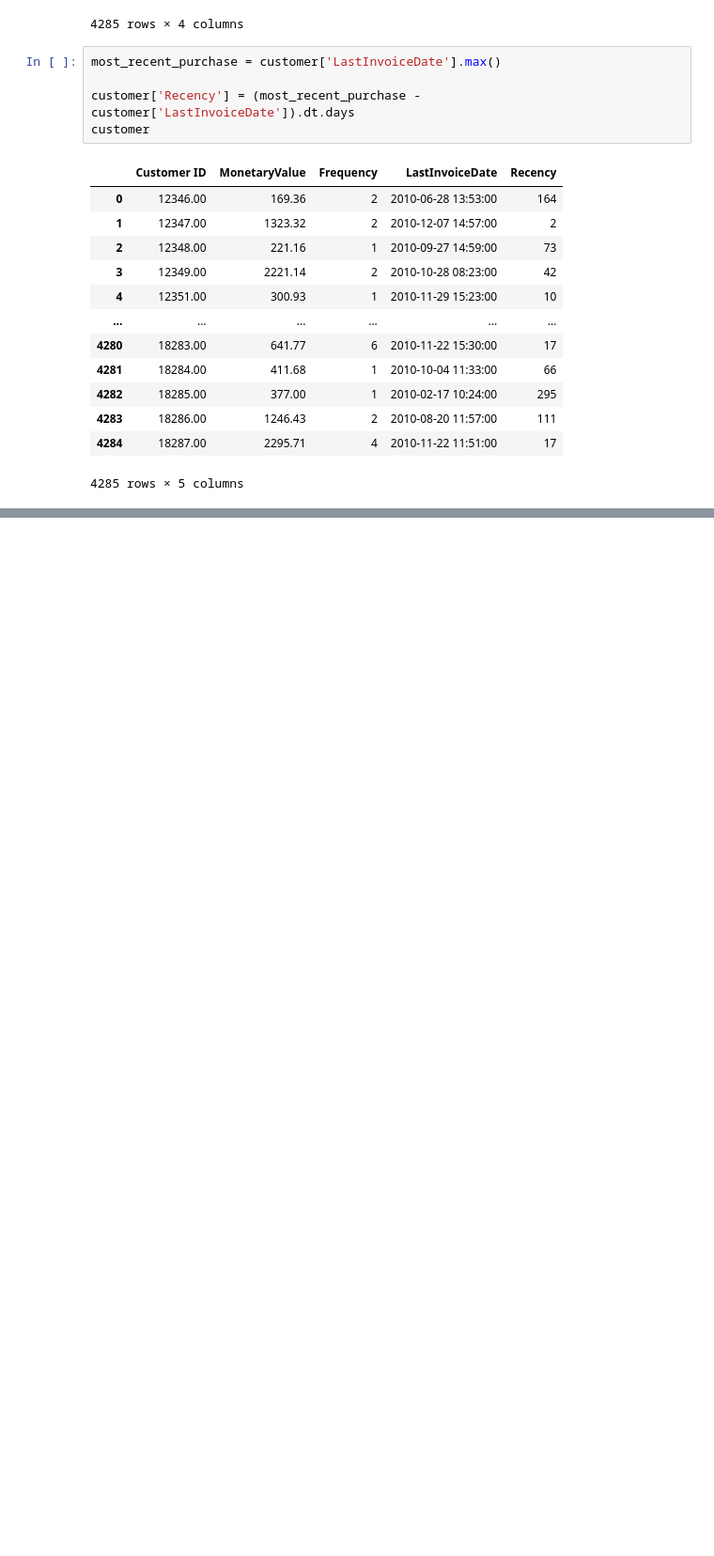
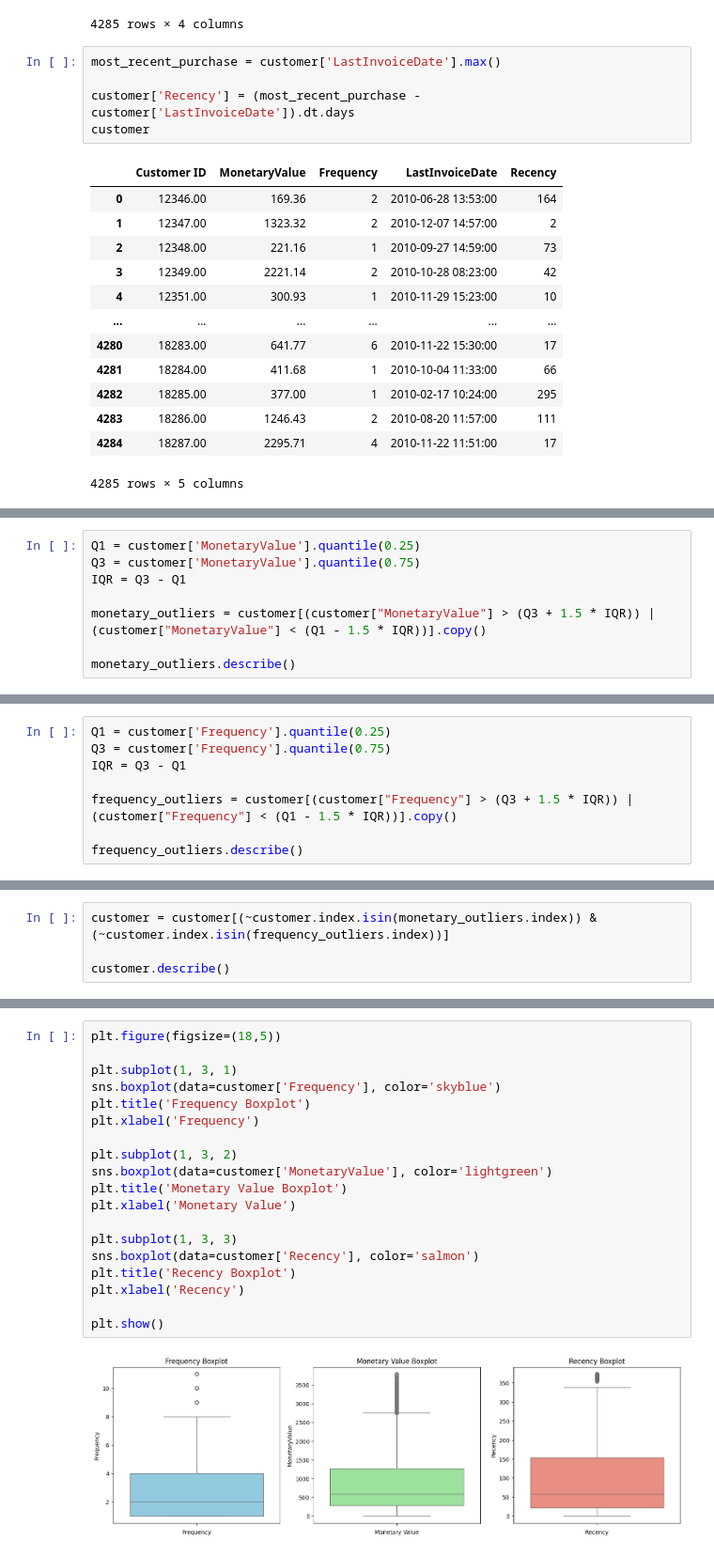
Before and after one commit to tristandabsonu/Retail-Customer-Clustering, a Jupyter notebook: retail-analysis.ipynb, the cells around one changed output, grey strips where cells are left out. Shown at 94% size. Drawn from its saved outputs; the diff is of its cells as text; blank space fills up the shorter version.

```diff
--- a/retail-analysis.ipynb
+++ b/retail-analysis.ipynb
@@ -397,0 +423,8 @@ plt.show()
+# %%
+Q1 = customer['MonetaryValue'].quantile(0.25)
+Q3 = customer['MonetaryValue'].quantile(0.75)
+IQR = Q3 - Q1
+
+monetary_outliers = customer[(customer["MonetaryValue"] > (Q3 + 1.5 * IQR)) | (customer["MonetaryValue"] < (Q1 - 1.5 * IQR))].copy()
+
+monetary_outliers.describe()
@@ -397,0 +441,8 @@ plt.show()
+# %%
+Q1 = customer['Frequency'].quantile(0.25)
+Q3 = customer['Frequency'].quantile(0.75)
+IQR = Q3 - Q1
+
+frequency_outliers = customer[(customer["Frequency"] > (Q3 + 1.5 * IQR)) | (customer["Frequency"] < (Q1 - 1.5 * IQR))].copy()
+
+frequency_outliers.describe()
@@ -397,0 +459,4 @@ plt.show()
+# %%
+customer = customer[(~customer.index.isin(monetary_outliers.index)) & (~customer.index.isin(frequency_outliers.index))]
+
+customer.describe()
@@ -397,0 +473,21 @@ plt.show()
+# %%
+plt.figure(figsize=(18,5))
+
+plt.subplot(1, 3, 1)
+sns.boxplot(data=customer['Frequency'], color='skyblue')
+plt.title('Frequency Boxplot')
+plt.xlabel('Frequency')
+
+plt.subplot(1, 3, 2)
+sns.boxplot(data=customer['MonetaryValue'], color='lightgreen')
+plt.title('Monetary Value Boxplot')
+plt.xlabel('Monetary Value')
+
+plt.subplot(1, 3, 3)
+sns.boxplot(data=customer['Recency'], color='salmon')
+plt.title('Recency Boxplot')
+plt.xlabel('Recency')
+
+plt.show()
+# %% [output]
+[figure, added]
```
Also changed, not shown: parts of 28 cells of this notebook.
